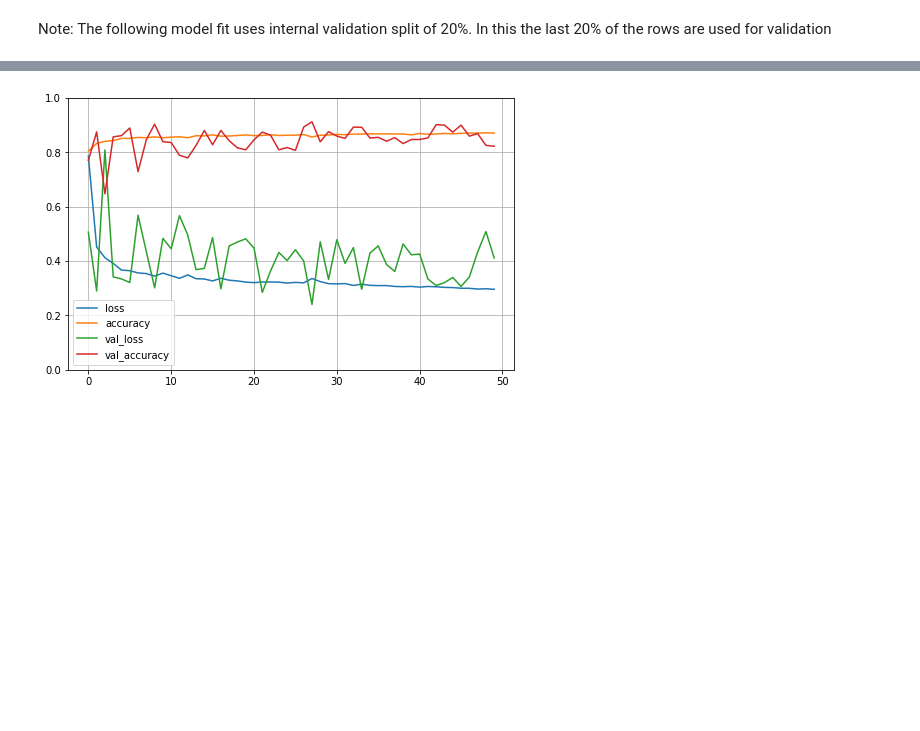
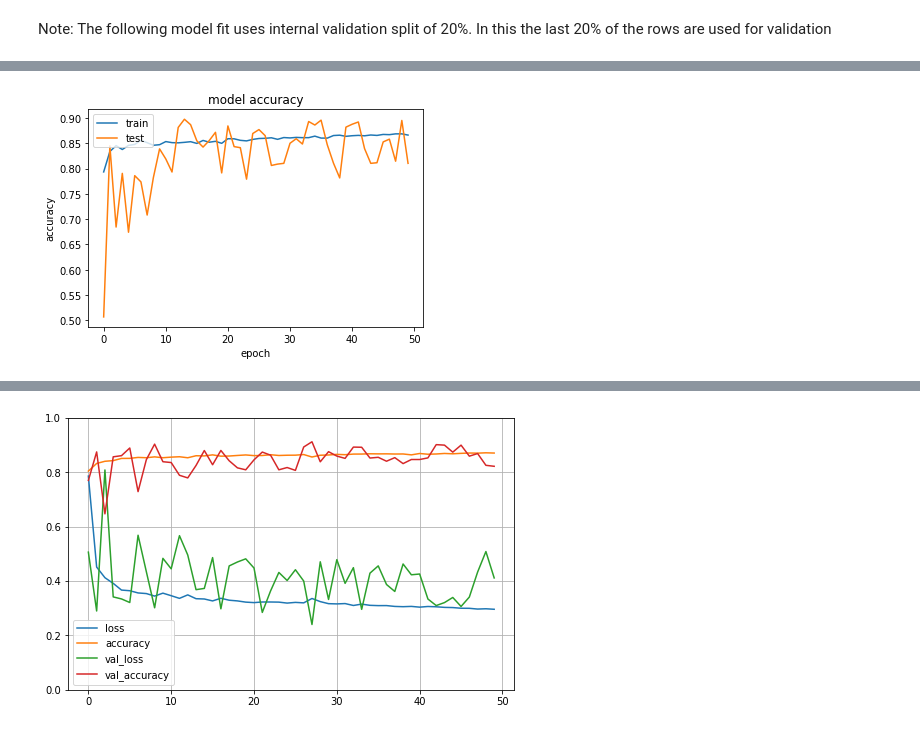
Before and after one commit to nopynospy/apu_deep_learning, a Jupyter notebook: Lab_2_0a_online_shopper_DataPrep_BaselineANN_V1.ipynb, the cells around one changed output, grey strips where cells are left out. Cells and saved outputs as stored; diff of their text form; code cells hidden in the pictures; blank space fills up the shorter version.

```diff
--- a/Lab_2_0a_online_shopper_DataPrep_BaselineANN_V1.ipynb
+++ b/Lab_2_0a_online_shopper_DataPrep_BaselineANN_V1.ipynb
@@ -17,0 +16,2 @@ test = pd.read_csv('/content/drive/My Drive/Colab Notebooks/Data/online shop_tes
+# %%
+train_full = pd.read_csv('https://raw.githubusercontent.com/nopynospy/apu_deep_learning/main/online%20shop_train.csv')
@@ -256,3 +286,14 @@ Epoch 50/50
 
 import pandas as pd
 import matplotlib.pyplot as plt
+# %%
+# summarize history for accuracy
+plt.plot(history.history['accuracy'])
+plt.plot(history.history['val_accuracy'])
+plt.title('model accuracy')
+plt.ylabel('accuracy')
+plt.xlabel('epoch')
+plt.legend(['train', 'test'], loc='upper left')
+plt.show()
+# %% [output]
+[figure, added]
```
Also changed, not shown: parts of 41 cells of this notebook.
